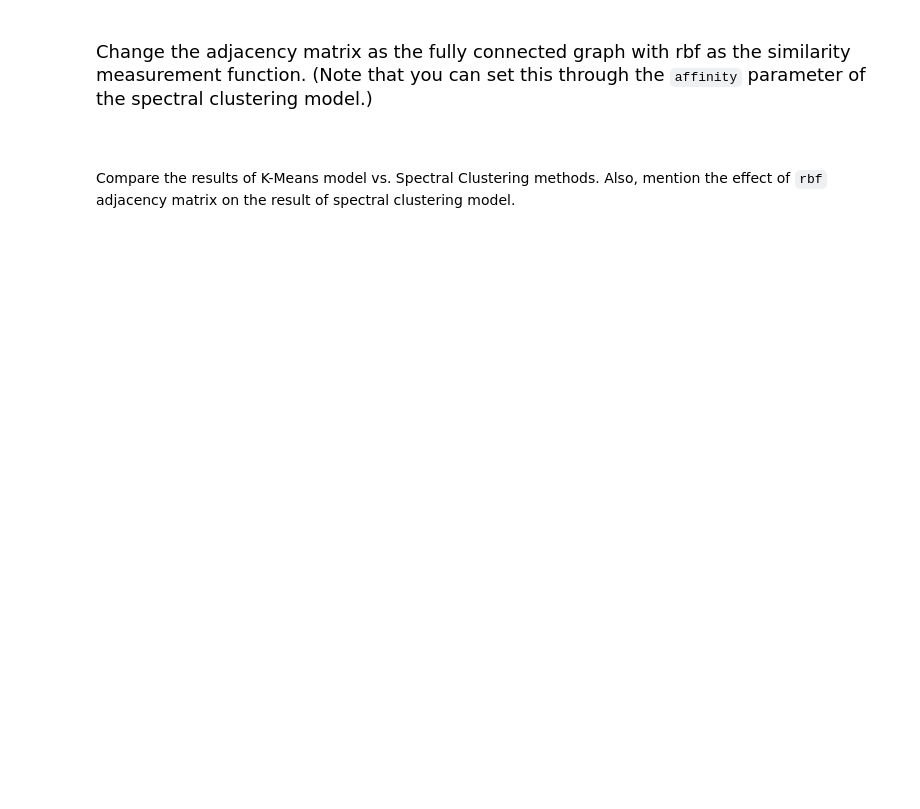
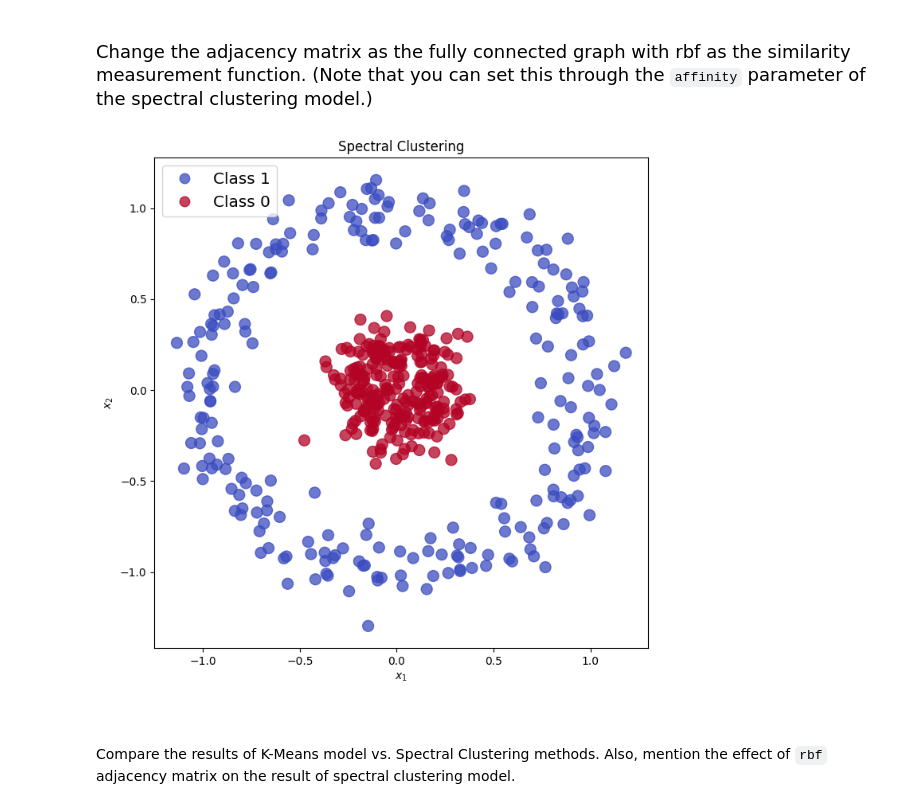
Before and after one commit to jrazi/machine-learning-bioinformatics-assignments-spring-2023, a Jupyter notebook: A1/HW1_MLforBio_Practical/HW1_MLforBio_Spectral Clustering.ipynb, the cells around one changed output. Drawn from its saved outputs; the diff is of its cells as text; code cells hidden in the pictures; blank space fills up the shorter version.

```diff
--- a/A1/HW1_MLforBio_Practical/HW1_MLforBio_Spectral Clustering.ipynb
+++ b/A1/HW1_MLforBio_Practical/HW1_MLforBio_Spectral Clustering.ipynb
@@ -122,7 +164,12 @@ from sklearn.cluster import SpectralClustering
 <font face="Arial" size=4> <br>
 Change the adjacency matrix as the fully connected graph with rbf as the similarity measurement function. (Note that you can set this through the <code>affinity</code> parameter of the spectral clustering model.)
 # %%
-## Your Code
+spectral_clustering = SpectralClustering(n_clusters=2, random_state=45, affinity='nearest_neighbors')
+spectral_cluster_map = spectral_clustering.fit_predict(x_df)
+
+plot_clusters(X, spectral_cluster_map, "Spectral Clustering")
+# %% [output]
+[figure, added]
 # %% [markdown]
 <font face="Arial" size=4> <br>
 
```
Also changed, not shown: parts of 24 cells of this notebook, 17 other files.
